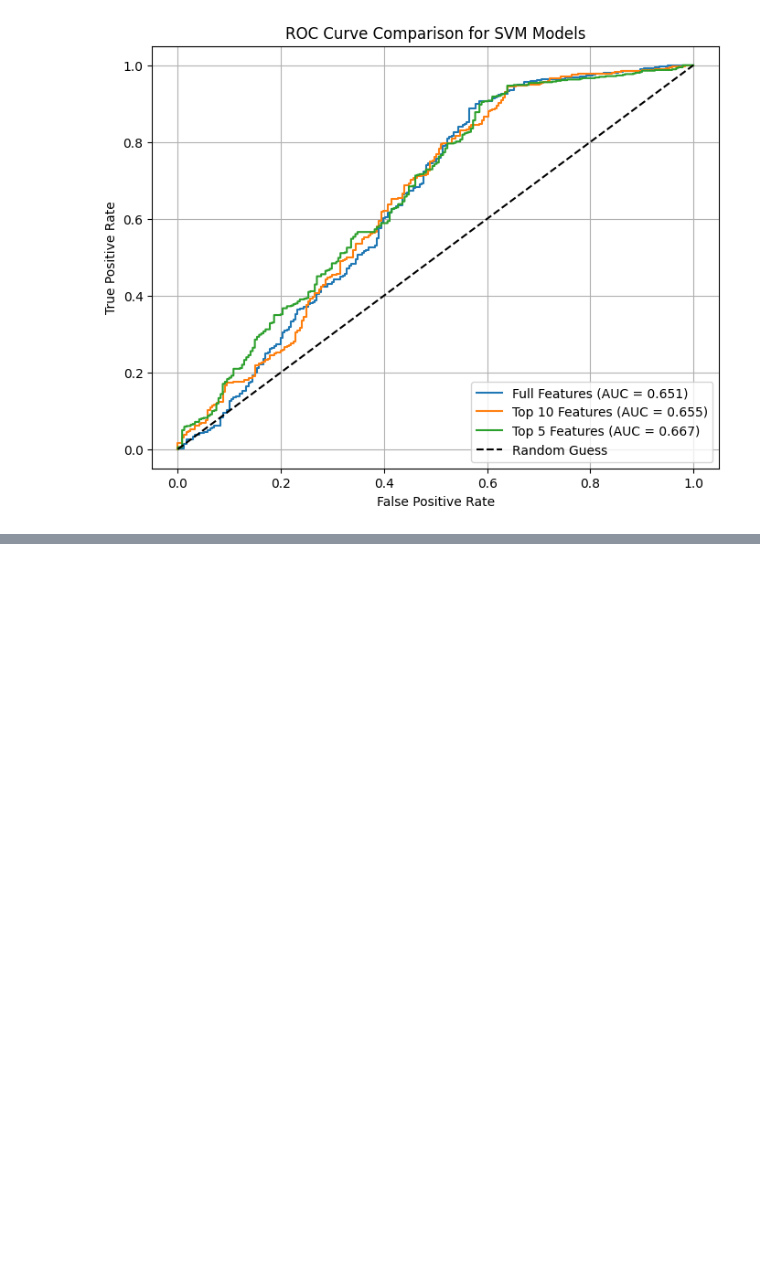
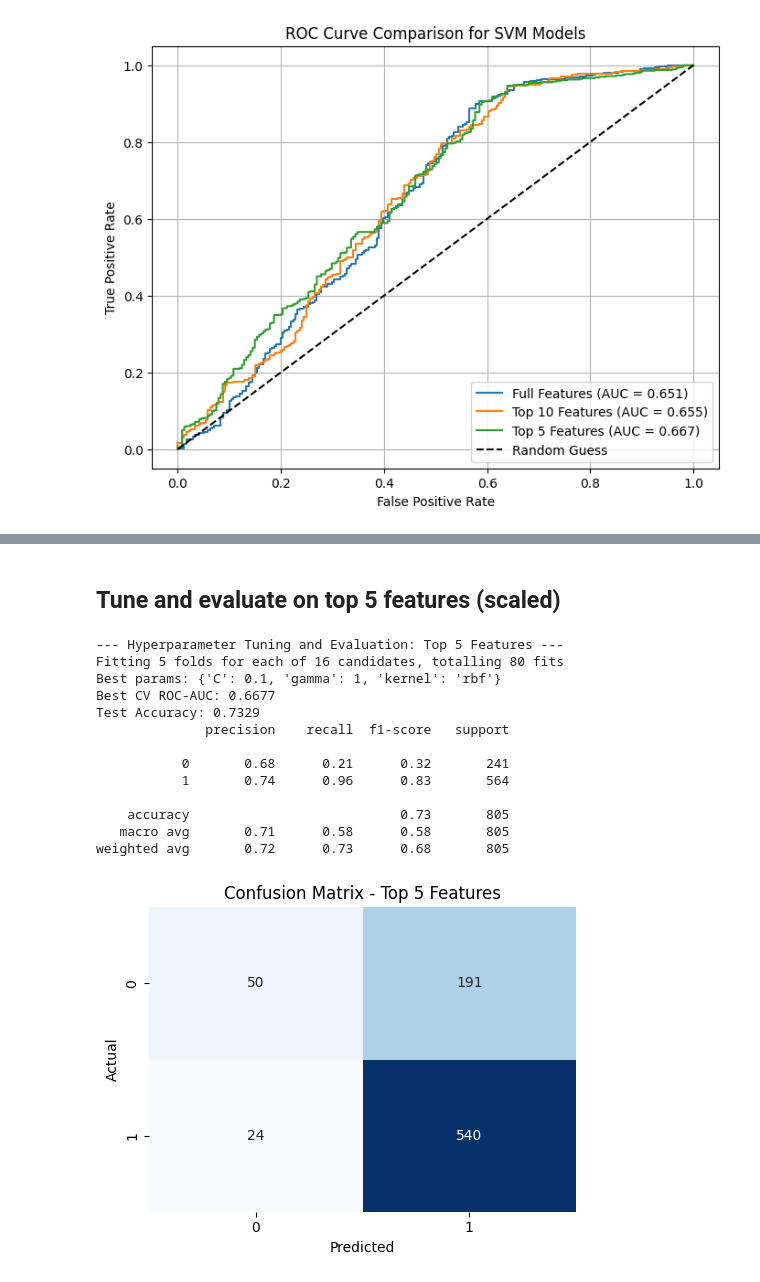
Before and after one commit to MichaelYemane707/breast_cancer_prediction, a Jupyter notebook: SVM.ipynb, the cells around one changed output, grey strips where cells are left out. Cells and saved outputs as stored; diff of their text form; code cells hidden in the pictures; blank space fills up the shorter version.

```diff
--- a/SVM.ipynb
+++ b/SVM.ipynb
@@ -235,0 +322,22 @@ plt.show()
+# %% [markdown]
+## Tune and evaluate on top 5 features (scaled)
+# %%
+scaler_5 = StandardScaler()
+X_train_top5 = scaler_5.fit_transform(X_train[top5_features])
+X_test_top5 = scaler_5.transform(X_test[top5_features])
+fpr_5, tpr_5, auc_5, name_5 = tune_and_evaluate(X_train_top5, X_test_top5, "Top 5 Features")
+# %% [output]
+--- Hyperparameter Tuning and Evaluation: Top 5 Features ---
+Fitting 5 folds for each of 16 candidates, totalling 80 fits
+Best params: {'C': 0.1, 'gamma': 1, 'kernel': 'rbf'}
+Best CV ROC-AUC: 0.6677
+Test Accuracy: 0.7329
+              precision    recall  f1-score   support
+
+           0       0.68      0.21      0.32       241
+           1       0.74      0.96      0.83       564
+
+    accuracy                           0.73       805
+   macro avg       0.71      0.58      0.58       805
+weighted avg       0.72      0.73      0.68       805
+[figure, added]
```
Also changed, not shown: parts of 22 cells of this notebook.
